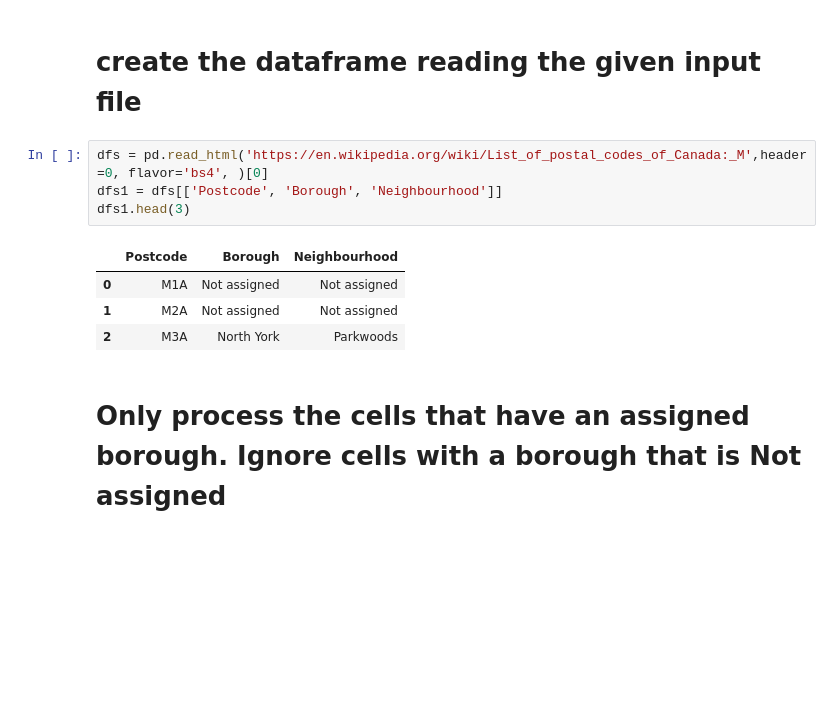
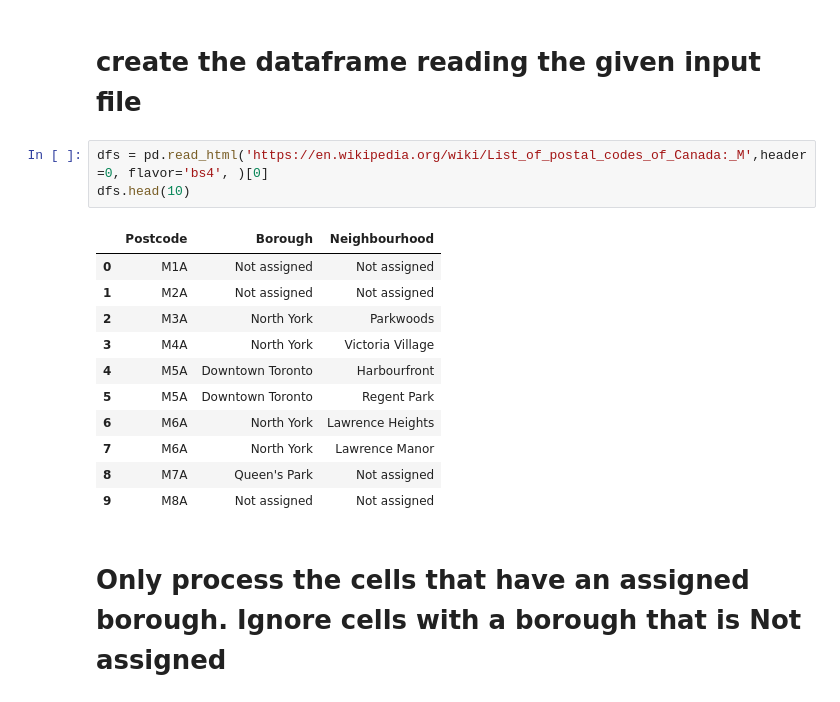
Before and after one commit to malthippana/Coursera_Capstone, a Jupyter notebook: Chapter 9 Week 3 Assignment.ipynb, the cells around one changed output. Drawn from its saved outputs; the diff is of its cells as text; blank space fills up the shorter version.

```diff
--- a/Chapter 9 Week 3 Assignment.ipynb
+++ b/Chapter 9 Week 3 Assignment.ipynb
@@ -7,13 +25,19 @@ import numpy as np
 # create the dataframe reading the given input file
 # %%
 dfs = pd.read_html('https://en.wikipedia.org/wiki/List_of_postal_codes_of_Canada:_M',header =0, flavor='bs4', )[0]
-dfs1 = dfs[['Postcode', 'Borough', 'Neighbourhood']]
-dfs1.head(3)
+dfs.head(10)
 # %% [output]
 |  | Postcode | Borough | Neighbourhood |
 | 0 | M1A | Not assigned | Not assigned |
 | 1 | M2A | Not assigned | Not assigned |
 | 2 | M3A | North York | Parkwoods |
+| 3 | M4A | North York | Victoria Village |
+| 4 | M5A | Downtown Toronto | Harbourfront |
+| 5 | M5A | Downtown Toronto | Regent Park |
+| 6 | M6A | North York | Lawrence Heights |
+| 7 | M6A | North York | Lawrence Manor |
+| 8 | M7A | Queen's Park | Not assigned |
+| 9 | M8A | Not assigned | Not assigned |
 # %% [markdown]
 # Only process the cells that have an assigned borough. Ignore cells with a borough that is Not assigned
 # %%
```
Also changed, not shown: parts of 17 cells of this notebook.
